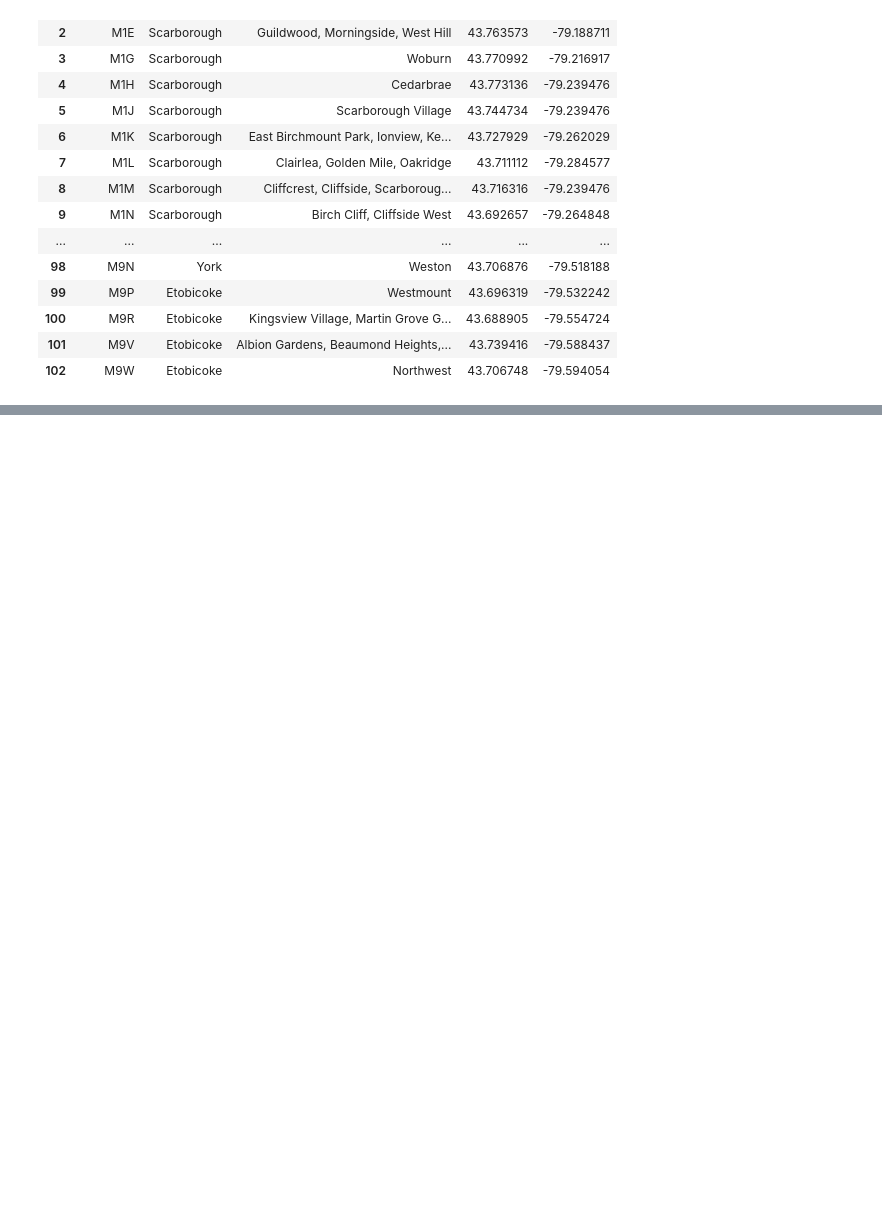
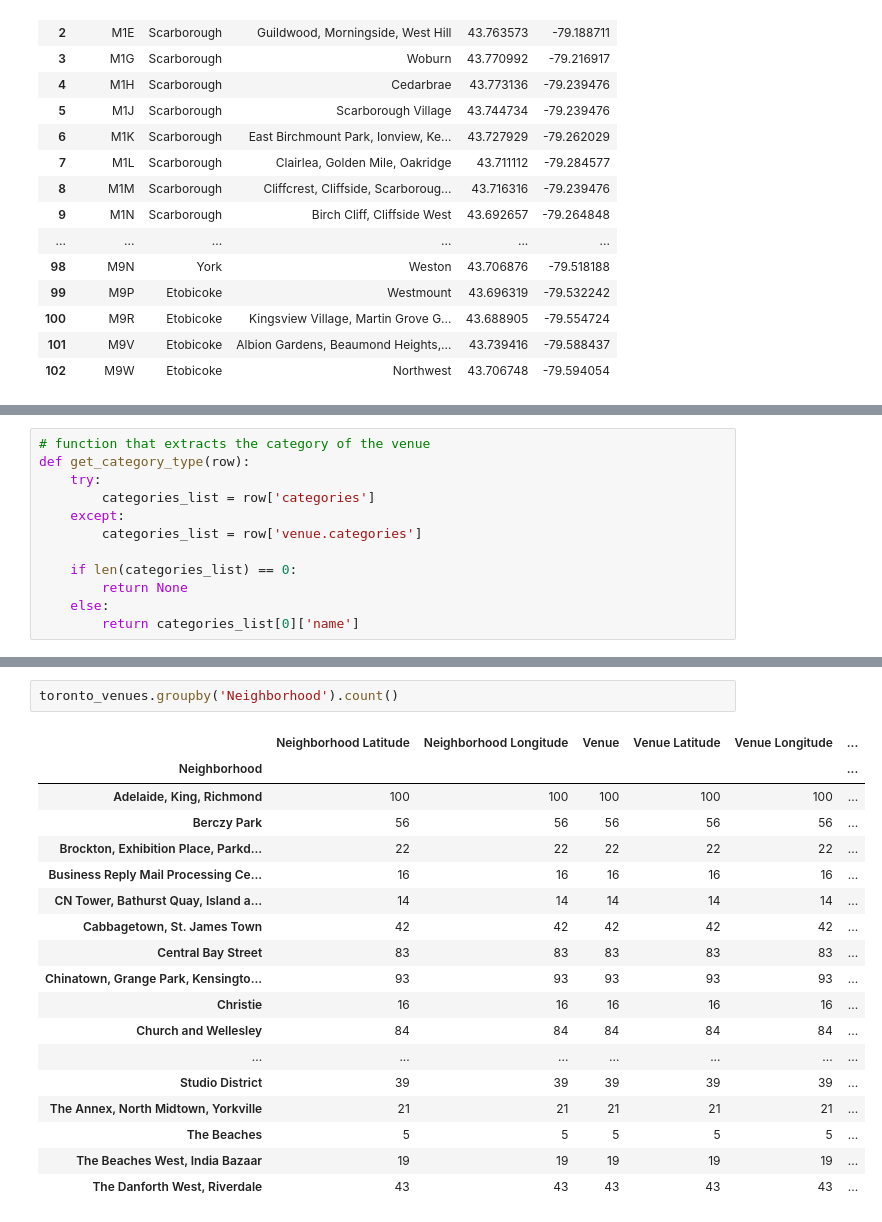
Before and after one commit to Reshabh127/Coursera_Capstone, a Jupyter notebook: S&C Neighborhood in Toronto, Canada.ipynb, the cells around one changed output, grey strips where cells are left out. Cells and saved outputs as stored; diff of their text form; blank space fills up the shorter version.

```diff
--- a/S&C Neighborhood in Toronto, Canada.ipynb
+++ b/S&C Neighborhood in Toronto, Canada.ipynb
@@ -184,0 +299,12 @@ df2
+# %%
+# function that extracts the category of the venue
+def get_category_type(row):
+    try:
+        categories_list = row['categories']
+    except:
+        categories_list = row['venue.categories']
+
+    if len(categories_list) == 0:
+        return None
+    else:
+        return categories_list[0]['name']
@@ -184,0 +412,21 @@ df2
+# %%
+toronto_venues.groupby('Neighborhood').count()
+# %% [output]
+|  | Neighborhood Latitude | Neighborhood Longitude | Venue | Venue Latitude | Venue Longitude | ... |
+| Neighborhood |  |  |  |  |  | ... |
+| Adelaide, King, Richmond | 100 | 100 | 100 | 100 | 100 | ... |
+| Berczy Park | 56 | 56 | 56 | 56 | 56 | ... |
+| Brockton, Exhibition Place, Parkd... | 22 | 22 | 22 | 22 | 22 | ... |
+| Business Reply Mail Processing Ce... | 16 | 16 | 16 | 16 | 16 | ... |
+| CN Tower, Bathurst Quay, Island a... | 14 | 14 | 14 | 14 | 14 | ... |
+| Cabbagetown, St. James Town | 42 | 42 | 42 | 42 | 42 | ... |
+| Central Bay Street | 83 | 83 | 83 | 83 | 83 | ... |
+| Chinatown, Grange Park, Kensingto... | 93 | 93 | 93 | 93 | 93 | ... |
+| Christie | 16 | 16 | 16 | 16 | 16 | ... |
+| Church and Wellesley | 84 | 84 | 84 | 84 | 84 | ... |
+| ... | ... | ... | ... | ... | ... | ... |
+| Studio District | 39 | 39 | 39 | 39 | 39 | ... |
+| The Annex, North Midtown, Yorkville | 21 | 21 | 21 | 21 | 21 | ... |
+| The Beaches | 5 | 5 | 5 | 5 | 5 | ... |
+| The Beaches West, India Bazaar | 19 | 19 | 19 | 19 | 19 | ... |
+| The Danforth West, Riverdale | 43 | 43 | 43 | 43 | 43 | ... |
```
Also changed, not shown: parts of 35 cells of this notebook.
